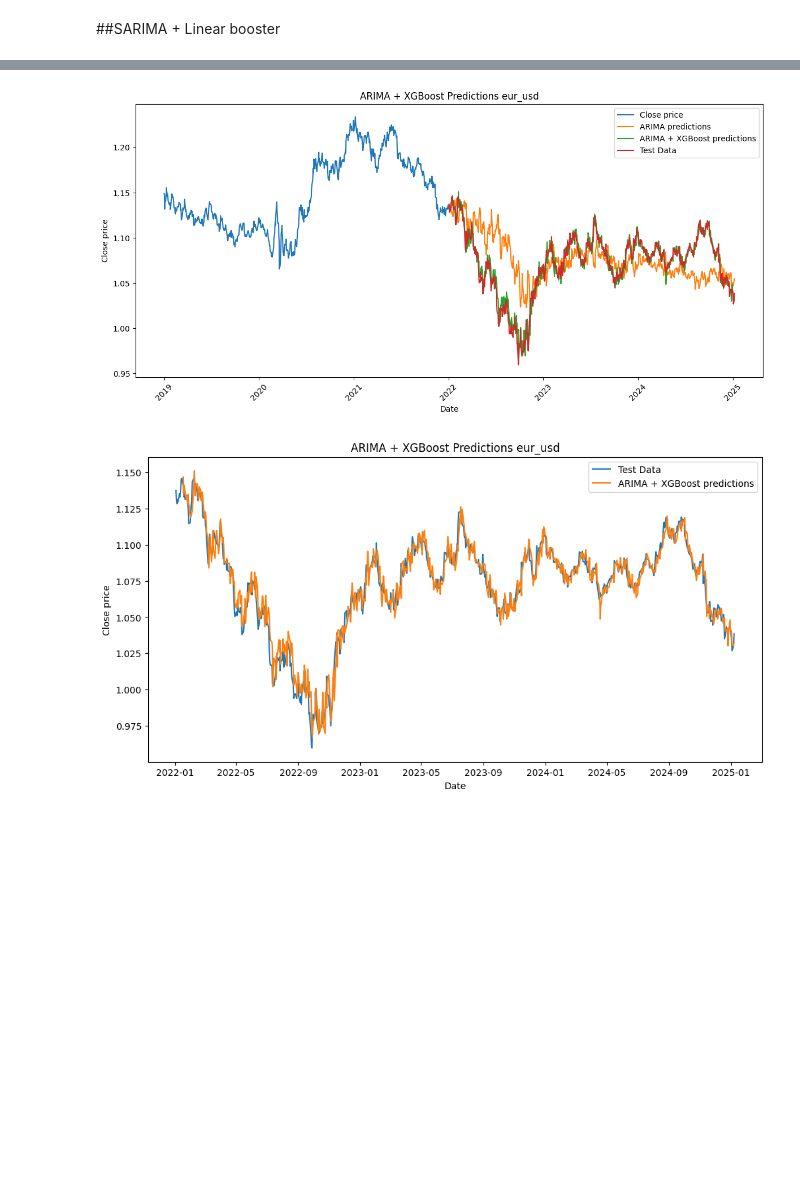
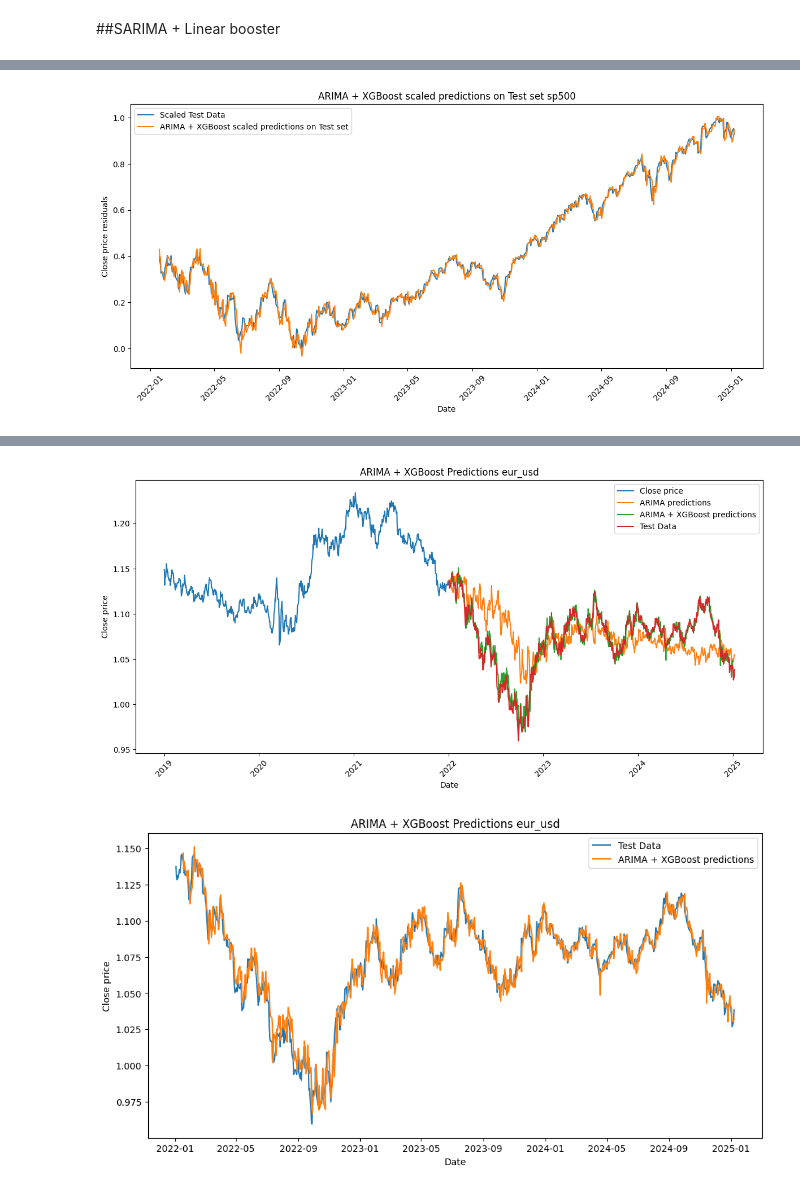
Before and after one commit to andreadamiano/Arbitrated-Dynamic-Ensemble, a Jupyter notebook: Project_code/XGBoost/XGBoost model.ipynb, the cells around one changed output, grey strips where cells are left out. Cells and saved outputs as stored; diff of their text form; code cells hidden in the pictures; blank space fills up the shorter version.

```diff
--- a/Project_code/XGBoost/XGBoost model.ipynb
+++ b/Project_code/XGBoost/XGBoost model.ipynb
@@ -10,11 +10,20 @@ import matplotlib.pyplot as plt
 from google.colab import drive
 import statsmodels.api as sm
 import xgboost as xgb
-from sklearn.metrics import mean_squared_error, mean_absolute_error, r2_score
+from sklearn.metrics import mean_squared_error, mean_absolute_error, r2_score, mean_absolute_percentage_error
 import shap
 from joblib import Parallel, delayed, dump, load
 from sklearn.preprocessing import StandardScaler, MinMaxScaler
 from sklearn.preprocessing import RobustScaler
+
+def smape(y_true, y_pred):
+    y_true = np.array(y_true)
+    y_pred = np.array(y_pred)
+
+    numerator = np.abs(y_pred - y_true)
+    denominator = (np.abs(y_true) + np.abs(y_pred)) / 2
+    smape_value = np.mean(numerator / denominator)  # Renamed variable to avoid conflict
+    return smape_value
 # %% [markdown]
 Download data from google drive
 # %%
@@ -781,17 +886,6 @@ Drive already mounted at /content/gdrive; to attempt to forcibly remount, call d
 for name, dataset in datasets.items():
 
     SARIMA_XGBoost_predictions = SARIMA_test_predictions[name][10:] + y_test_pred[name].reshape(-1)
-
-
-    #compute metrics
-    mse = mean_squared_error(Close_price[name].loc[test_data[name][10:].index], SARIMA_XGBoost_predictions)
-    rmse = np.sqrt(mse)
-    mae = mean_absolute_error(Close_price[name].loc[test_data[name][10:].index], SARIMA_XGBoost_predictions)
-    r2 = r2_score(Close_price[name].loc[test_data[name][10:].index], SARIMA_XGBoost_predictions)
-    print(f'RMSE: {rmse}')
-    print(f'Mean Squared Error: {mse}')
-    print(f'Mean Absolute Error: {mae}')
-    print(f'R2 Score: {r2}')
 
 
     #visualize
@@ -820,6 +914,58 @@ for name, dataset in datasets.items():
     plt.show()
 
 
+    #compute metrics
+    mse = mean_squared_error(Close_price[name].loc[test_data[name][10:].index], SARIMA_XGBoost_predictions)
+    rmse = np.sqrt(mse)
+    mae = mean_absolute_error(Close_price[name].loc[test_data[name][10:].index], SARIMA_XGBoost_predictions)
+    r2 = r2_score(Close_price[name].loc[test_data[name][10:].index], SARIMA_XGBoost_predictions)
+    mape = mean_absolute_percentage_error(Close_price[name].loc[test_data[name][10:].index], SARIMA_XGBoost_predictions)
+    smape_result = smape(Close_price[name].loc[test_data[name][10:].index], SARIMA_XGBoost_predictions)
+
+
+    print(f'RMSE: {rmse}')
+    print(f'Mean Squared Error: {mse}')
+    print(f'Mean Absolute Error: {mae}')
+    print(f'R2 Score: {r2}')
+    print(f'MAPE: {mape}')
+    print(f'SMAPE: {smape_result}')
+
+
+    #scale dataset to compute metrics
+    metrics_scaer = MinMaxScaler() #range 0-1
+    scaled_test = pd.DataFrame(metrics_scaer.fit_transform(Close_price[name].loc[test_data[name].index].values.reshape(-1, 1)), index = test_data[name].index)
+    scaled_pred = pd.DataFrame(metrics_scaer.transform(SARIMA_XGBoost_predictions.values.reshape(-1, 1)), index = test_data[name][10:].index)
+
+
+    #visualize
+    plt.figure(figsize=(12, 6))
+    sns.lineplot(x=scaled_test[10:].index, y=scaled_test[10:].squeeze(), label="Scaled Test Data")
+    sns.lineplot(x=scaled_pred.index, y = scaled_pred.squeeze(), label="ARIMA + XGBoost scaled predictions on Test set")
+    plt.title(f'ARIMA + XGBoost scaled predictions on Test set {name}')
+    plt.xlabel('Date')
+    plt.ylabel('Close price residuals')
+    plt.xticks(rotation=45)  # Rotate x-axis labels
+    plt.tight_layout() # Automatically adjusts the layout
+    plt.legend()
+    plt.show()
+
+
+    #scaled metrics
+    nmse = mean_squared_error(scaled_test[10:], scaled_pred)
+    nrmse = np.sqrt(nmse)
+    nmae = mean_absolute_error(scaled_test[10:], scaled_pred)
+    nr2 = r2_score(scaled_test[10:], scaled_pred)
+    nmape = mean_absolute_percentage_error(scaled_test[10:], scaled_pred)
+    nsmape_result = smape(scaled_test[10:], scaled_pred)
+
+    print(f'RMSE: {nrmse}')
+    print(f'Mean Squared Error: {nmse}')
+    print(f'Mean Absolute Error: {nmae}')
+    print(f'R2 Score: {nr2}')
+    # print(f'MAPE: {nmape}')
+    # print(f'SMAPE: {nsmape_result}')
+
+
     #save predictions
     drive.mount('/content/gdrive')
     SARIMA_XGBoost_predictions = pd.Series(SARIMA_XGBoost_predictions, index=test_data[name].index)
@@ -834,0 +983 @@ R2 Score: 0.9917912557937193
+[figure, new version]
@@ -840,2 +989,2 @@ R2 Score: 0.9534829302749308
-[figure, old version]
-[figure, old version]
+[figure, new version]
+[figure, added]
```
Also changed, not shown: parts of 2 cells of this notebook, 17 other files.
